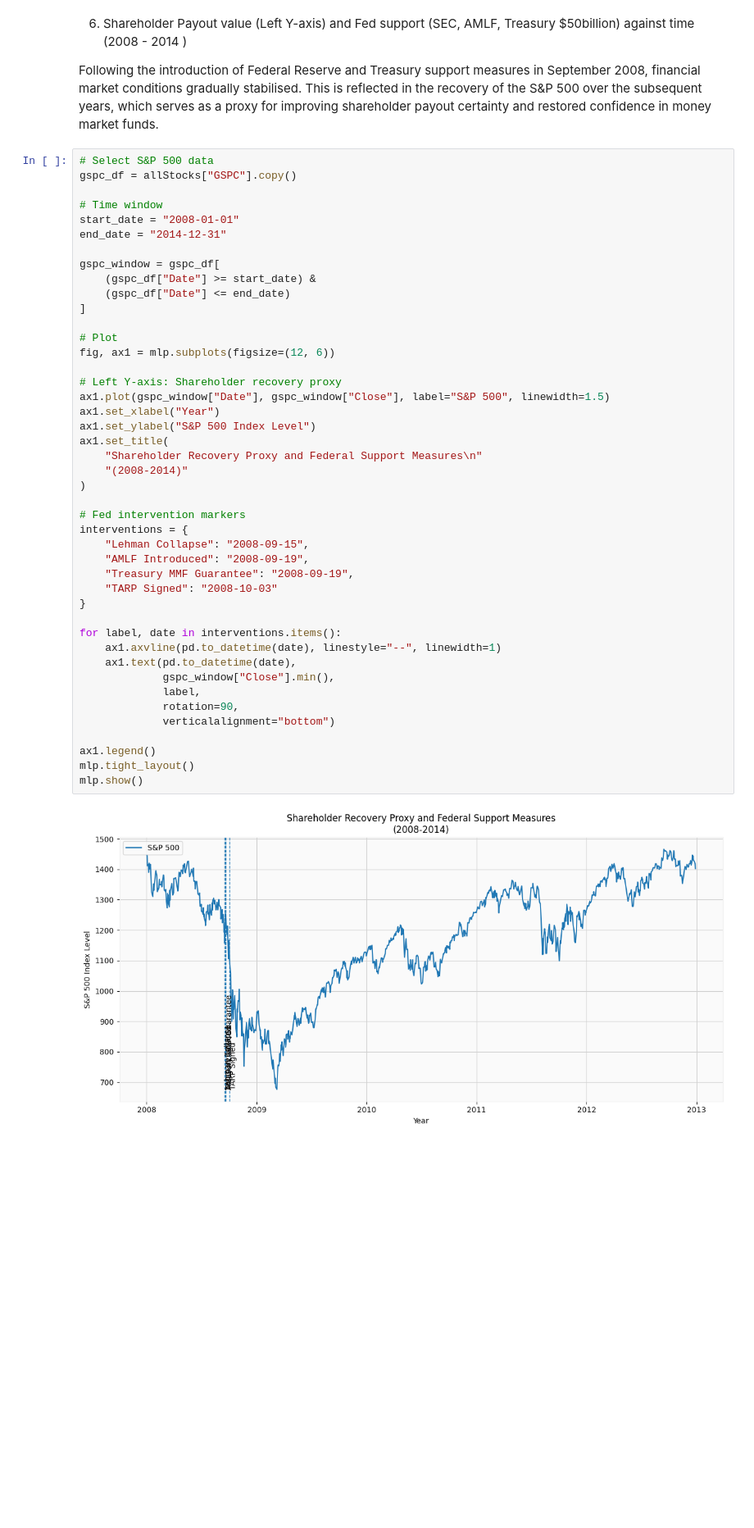
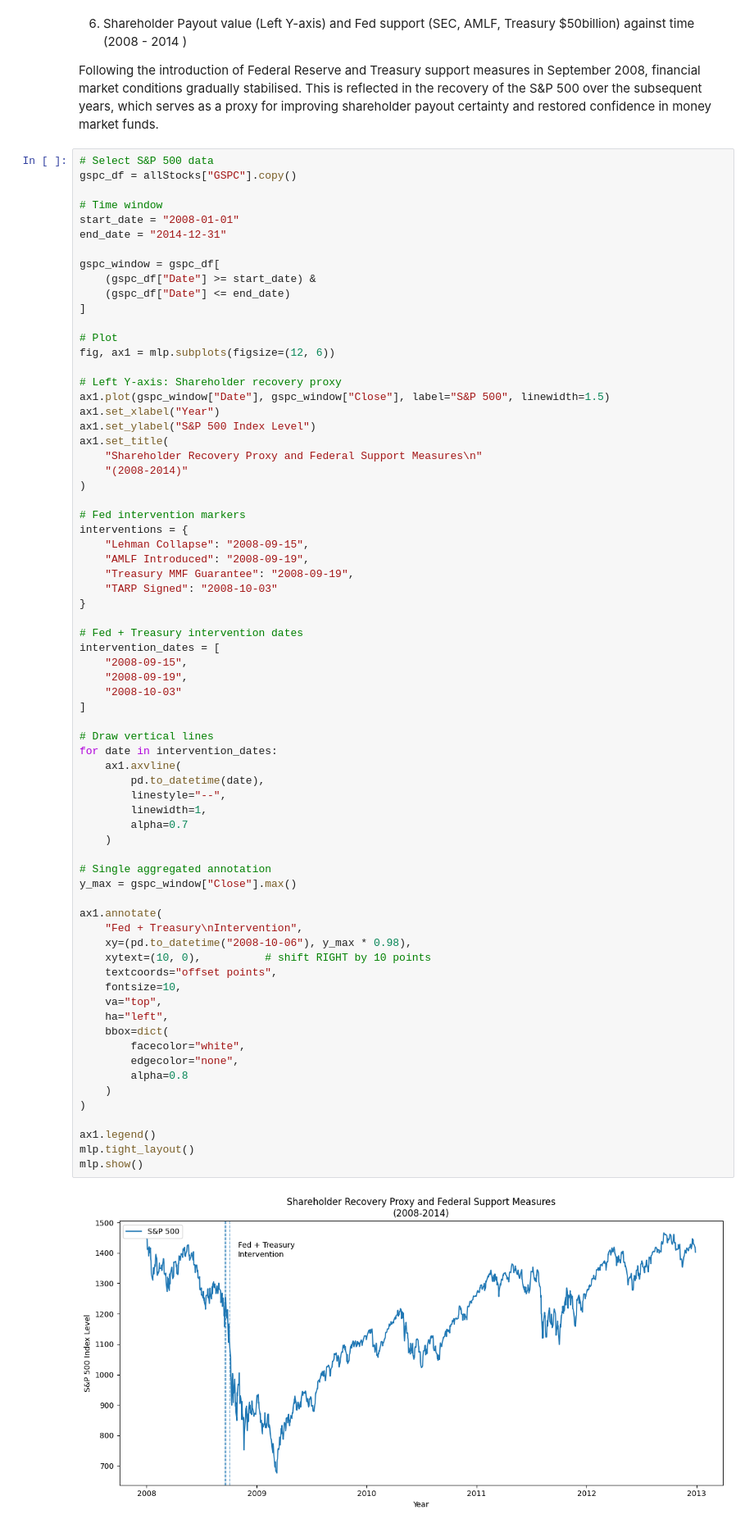
Before and after one commit to Dangomimikyu/ghostbusters, a Jupyter notebook: src/DataParse.ipynb, the cells around one changed output. Shown at 82% size. Cells and saved outputs as stored; diff of their text form; blank space fills up the shorter version.

Commit message:
Tweaked annotations

```diff
--- a/src/DataParse.ipynb
+++ b/src/DataParse.ipynb
@@ -493,38 +493,64 @@ end_date = "2014-12-31"
 gspc_window = gspc_df[
     (gspc_df["Date"] >= start_date) &
     (gspc_df["Date"] <= end_date)
 ]
 
 # Plot
 fig, ax1 = mlp.subplots(figsize=(12, 6))
 
 # Left Y-axis: Shareholder recovery proxy
 ax1.plot(gspc_window["Date"], gspc_window["Close"], label="S&P 500", linewidth=1.5)
 ax1.set_xlabel("Year")
 ax1.set_ylabel("S&P 500 Index Level")
 ax1.set_title(
     "Shareholder Recovery Proxy and Federal Support Measures\n"
     "(2008-2014)"
 )
 
 # Fed intervention markers
 interventions = {
     "Lehman Collapse": "2008-09-15",
     "AMLF Introduced": "2008-09-19",
     "Treasury MMF Guarantee": "2008-09-19",
     "TARP Signed": "2008-10-03"
 }
 
-for label, date in interventions.items():
-    ax1.axvline(pd.to_datetime(date), linestyle="--", linewidth=1)
-    ax1.text(pd.to_datetime(date),
-             gspc_window["Close"].min(),
-             label,
-             rotation=90,
-             verticalalignment="bottom")
+# Fed + Treasury intervention dates
+intervention_dates = [
+    "2008-09-15",
+    "2008-09-19",
+    "2008-10-03"
+]
+
+# Draw vertical lines
+for date in intervention_dates:
+    ax1.axvline(
+        pd.to_datetime(date),
+        linestyle="--",
+        linewidth=1,
+        alpha=0.7
+    )
+
+# Single aggregated annotation
+y_max = gspc_window["Close"].max()
+
+ax1.annotate(
+    "Fed + Treasury\nIntervention",
+    xy=(pd.to_datetime("2008-10-06"), y_max * 0.98),
+    xytext=(10, 0),          # shift RIGHT by 10 points
+    textcoords="offset points",
+    fontsize=10,
+    va="top",
+    ha="left",
+    bbox=dict(
+        facecolor="white",
+        edgecolor="none",
+        alpha=0.8
+    )
+)
 
 ax1.legend()
 mlp.tight_layout()
 mlp.show()
 # %% [output]
-[figure, old version]
+[figure, new version]
```
